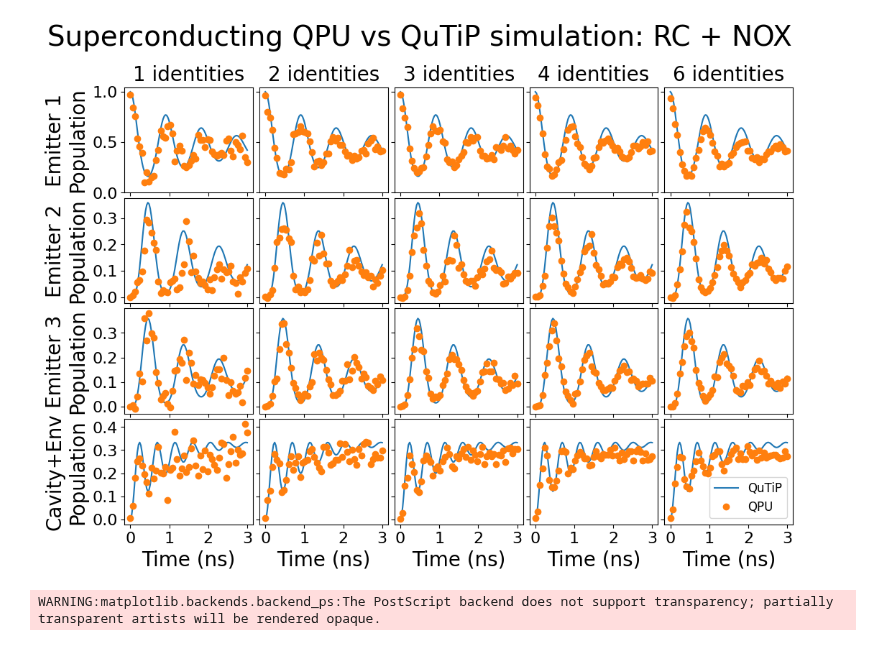
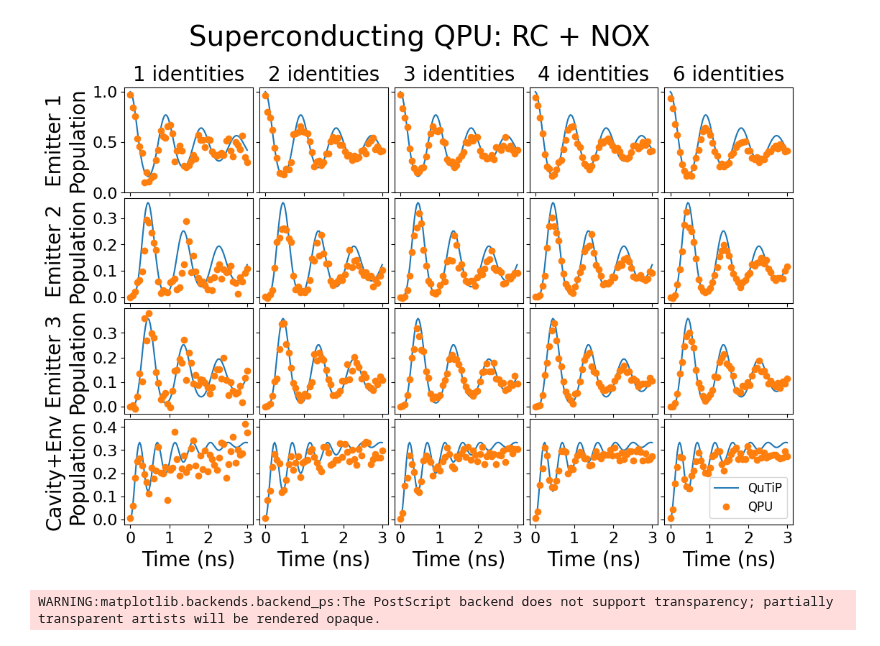
Before and after one commit to radulaski/CQED_quantum_simulation, a Jupyter notebook: notebooks/AQT_RC_NOX.ipynb, the cells around one changed output. Drawn from its saved outputs; the diff is of its cells as text; code cells hidden in the pictures.

Commit message:
edit title in AQT RC-NOX plot

```diff
--- a/notebooks/AQT_RC_NOX.ipynb
+++ b/notebooks/AQT_RC_NOX.ipynb
@@ -51,35 +51,35 @@ for ax_row_idx, column in enumerate(qutip_results.columns):
 
         if ax_col_idx == 0:  # Only add y-labels on the first column
             ax.set_ylabel("Population", fontsize=20)
 
         ax.tick_params(axis='x', labelsize=16)
         ax.tick_params(axis='y', labelsize=16)
 
 # Add row labels with larger font size
 for ax, row_label in zip(axes[:,0], row_labels):
     ax.text(-0.46, 0.5, row_label, transform=ax.transAxes,
             ha='right', va='center', fontsize=20, rotation=90)
 
 
 for ax in axes[-1]:
     ax.set_xticks([0, 1, 2, 3])
 
 axes[0][0].set_yticks([0, 0.5, 1])
 axes[1][0].set_yticks([0, 0.1, 0.2, 0.3])
 axes[2][0].set_yticks([0, 0.1, 0.2, 0.3])
 axes[3][0].set_yticks([0, 0.1, 0.2, 0.3, 0.4])
 
 # Set the overall figure title
-fig.suptitle("Superconducting QPU vs QuTiP simulation: RC + NOX", fontsize=28, x=0.467)
+fig.suptitle("Superconducting QPU: RC + NOX", fontsize=28, x=0.467)
 
 # Adjust the main title so it doesn't overlap with the subplots
 fig.subplots_adjust(top=0.87, hspace=0.05, wspace=0.05)
 
 plt.legend(fontsize=12)
 
 plt.tight_layout()
 # %% [output]
-[figure, old version]
+[figure, new version]
 # %%
 fig.savefig("../figures/AQT_RC_NOX.eps", bbox_inches="tight")
 # %% [output]
```
Also changed, not shown: 1 other file.
